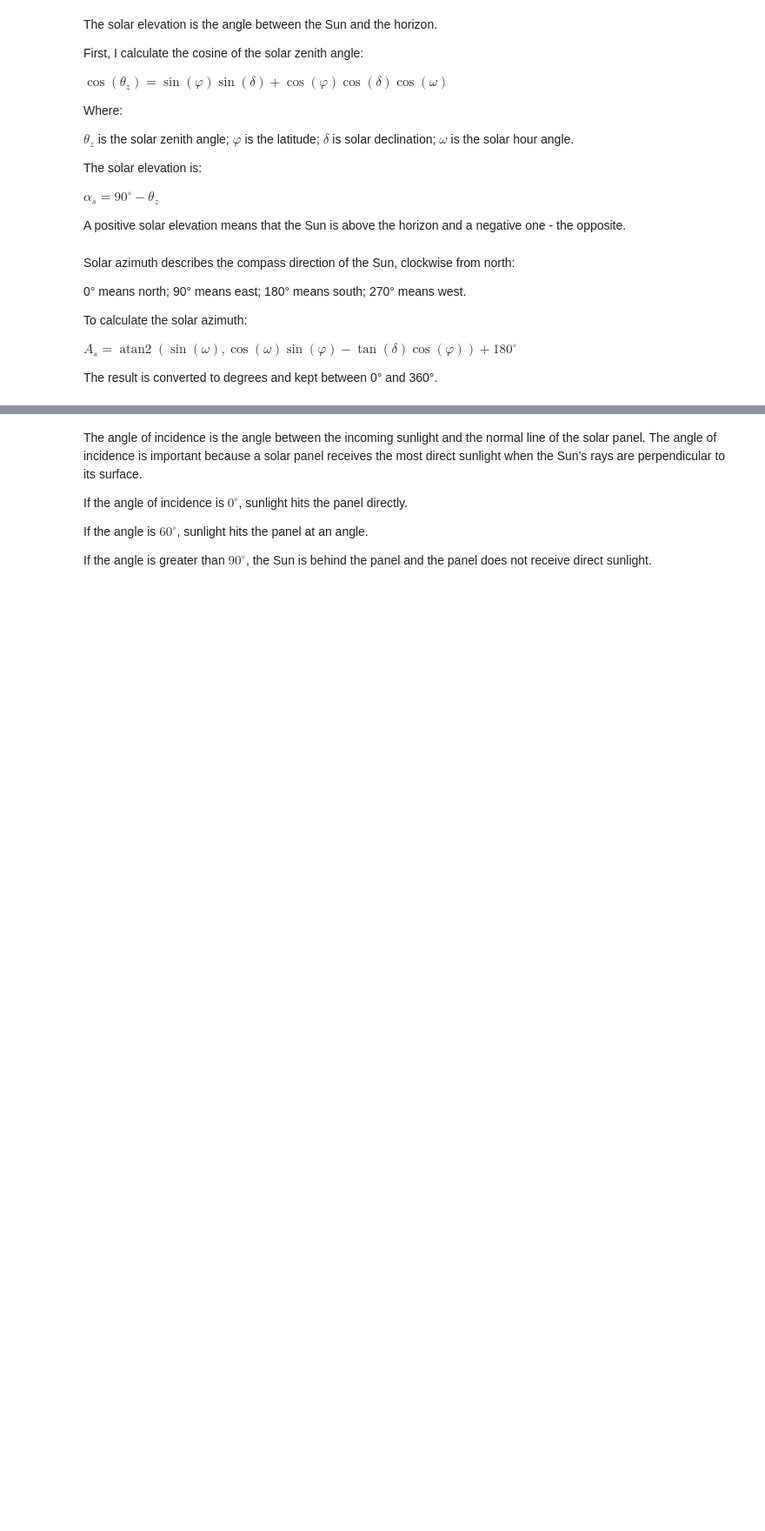
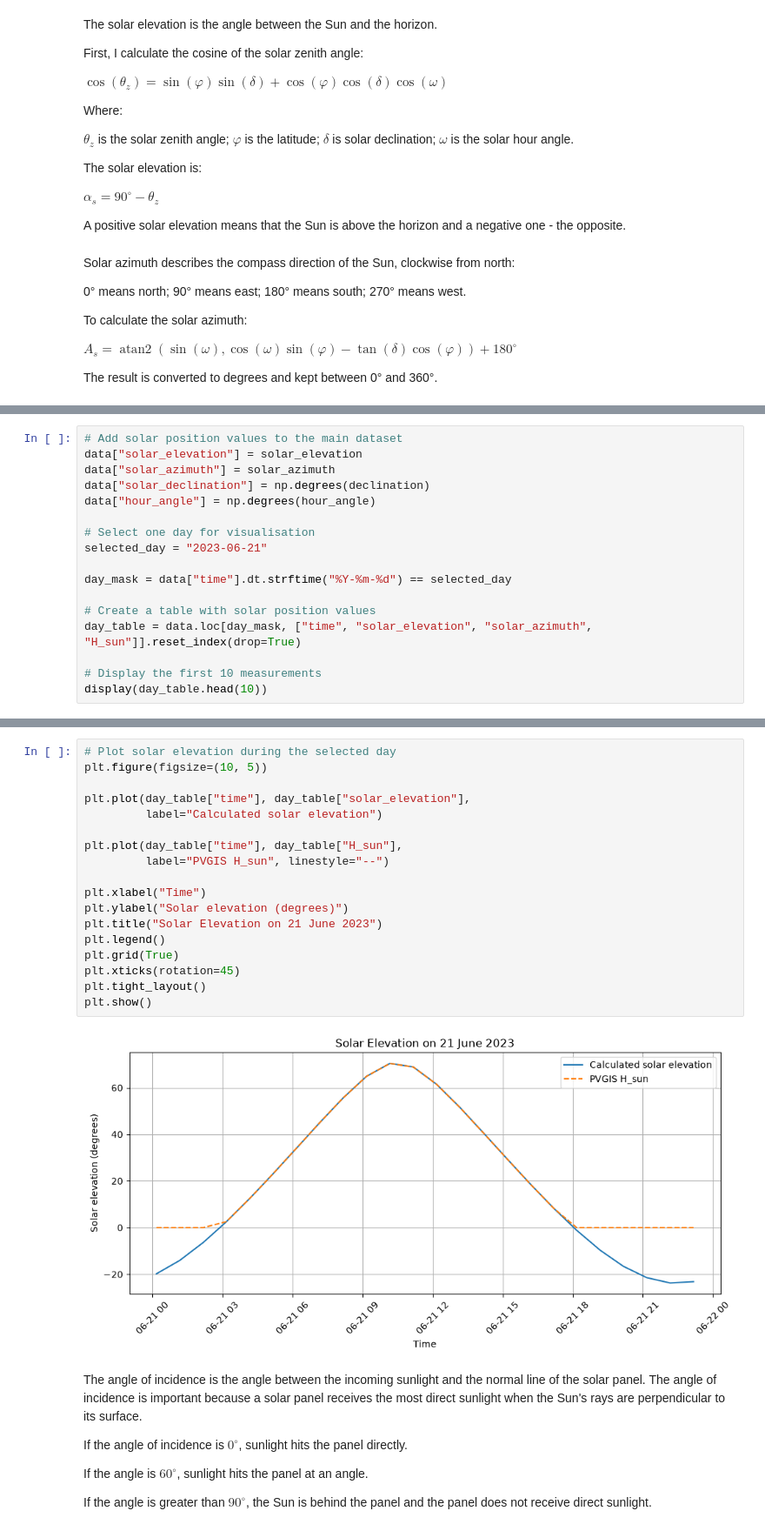
Before and after one commit to myshadow-data/Solar-panel-tilt-angle-optimization, a Jupyter notebook: Tilt_Angle_for_Solar_Panels.ipynb, the cells around one changed output, grey strips where cells are left out. Shown at 87% size. Drawn from its saved outputs; the diff is of its cells as text; blank space fills up the shorter version.

Commit message:
Validating of solar position plus visualization
Adding check for solar position and visualizing it

```diff
--- a/Tilt_Angle_for_Solar_Panels.ipynb
+++ b/Tilt_Angle_for_Solar_Panels.ipynb
@@ -402,0 +404,17 @@ data["hour_angle"] = np.degrees(hour_angle)
+# %%
+# Add solar position values to the main dataset
+data["solar_elevation"] = solar_elevation
+data["solar_azimuth"] = solar_azimuth
+data["solar_declination"] = np.degrees(declination)
+data["hour_angle"] = np.degrees(hour_angle)
+
+# Select one day for visualisation
+selected_day = "2023-06-21"
+
+day_mask = data["time"].dt.strftime("%Y-%m-%d") == selected_day
+
+# Create a table with solar position values
+day_table = data.loc[day_mask, ["time", "solar_elevation", "solar_azimuth", "H_sun"]].reset_index(drop=True)
+
+# Display the first 10 measurements
+display(day_table.head(10))
@@ -403,3 +433,23 @@ data["hour_angle"] = np.degrees(hour_angle)
+# %%
+# Plot solar elevation during the selected day
+plt.figure(figsize=(10, 5))
+
+plt.plot(day_table["time"], day_table["solar_elevation"],
+         label="Calculated solar elevation")
+
+plt.plot(day_table["time"], day_table["H_sun"],
+         label="PVGIS H_sun", linestyle="--")
+
+plt.xlabel("Time")
+plt.ylabel("Solar elevation (degrees)")
+plt.title("Solar Elevation on 21 June 2023")
+plt.legend()
+plt.grid(True)
+plt.xticks(rotation=45)
+plt.tight_layout()
+plt.show()
+# %% [output]
+[figure, added]
 # %% [markdown]
 The angle of incidence is the angle between the incoming sunlight and the normal line of the solar panel. The angle of incidence is important because a solar panel receives the most direct sunlight when the Sun's rays are perpendicular to its surface.
 
```
Also changed, not shown: parts of 10 cells of this notebook.
